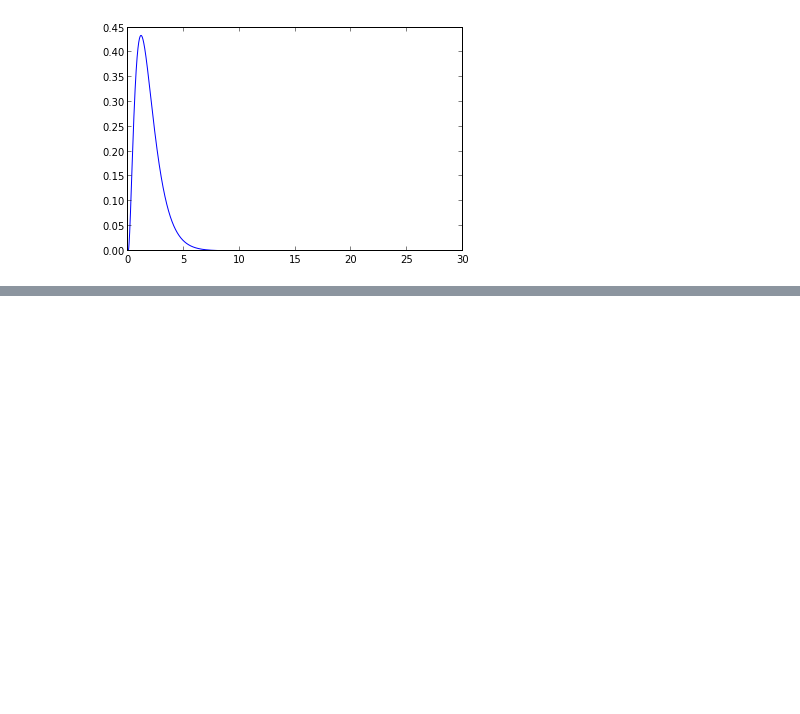
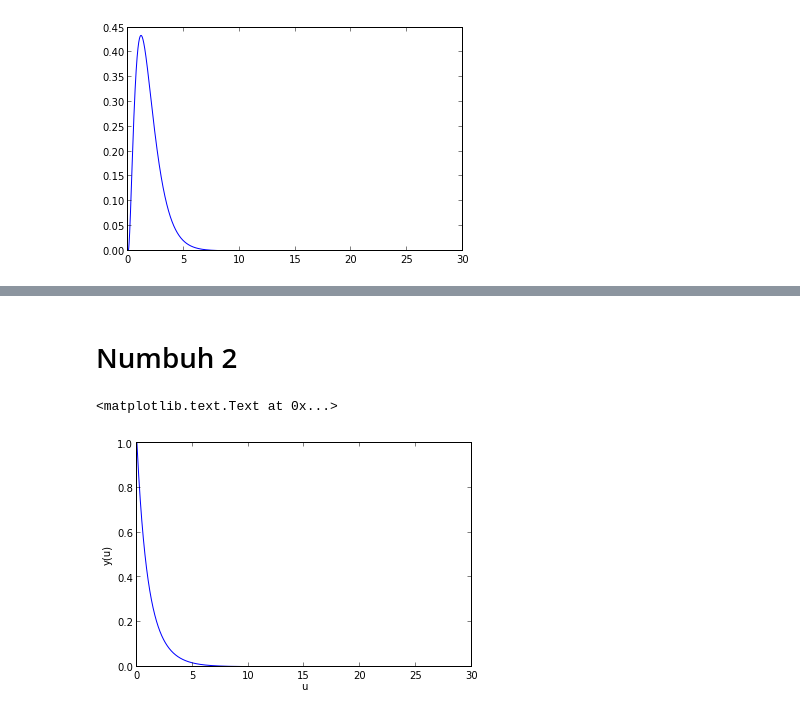
Before and after one commit to Nicolucas/GitFolder, a Jupyter notebook: Darle atomos/Atomo Helio.ipynb, the cells around one changed output, grey strips where cells are left out. Cells and saved outputs as stored; diff of their text form; code cells hidden in the pictures; blank space fills up the shorter version.

```diff
--- a/Darle atomos/Atomo Helio.ipynb
+++ b/Darle atomos/Atomo Helio.ipynb
@@ -114,0 +141,35 @@ array([  0.00000000e+00,   1.11200217e-11,   3.61333994e-11, ...,
+# %% [markdown]
+# Numbuh 2
+# %%
+epsilon=24.967564/E0
+
+x=zeros(n_points)
+y_1 = zeros(n_points)
+y_2 = zeros(n_points)
+
+
+# we use a 2nd order runge-kutta to update first y_2 and then y_1
+def func_prime_1(x, y_1, y_2,i):
+    return y_2
+
+def func_prime_2(x, y_1, y_2,i):
+    return -(2.0/x)*y_2+y_1*(-epsilon+v2_1[i])
+
+def RungeKuttaSecondOrderStep(x_old, y_1_old, y_2_old,i):
+    #get the first derivatives
+    y_prime_1 = func_prime_1(x_old,y_1_old, y_2_old,i)
+    y_prime_2 = func_prime_2(x_old,y_1_old, y_2_old,i)
+
+    #from this estimation move to the middle point
+    x_middle = x_old+ (h/2.0)
+    y_1_middle = y_1_old + (h/2.0) * y_prime_1
+    y_2_middle = y_2_old + (h/2.0) * y_prime_2
+
+    #compute the derivatives at the middle point
+    y_middle_prime_1 = func_prime_1(x_middle, y_1_middle, y_2_middle,i)
+    y_middle_prime_2 = func_prime_2(x_middle, y_1_middle, y_2_middle,i)
+
+    x_new = x_old + h
+    y_1_new = y_1_old + h * y_middle_prime_1
+    y_2_new= y_2_old + h * y_middle_prime_2
+    return x_new, y_1_new, y_2_new
@@ -114,0 +184,7 @@ array([  0.00000000e+00,   1.11200217e-11,   3.61333994e-11, ...,
+# %%
+plot(u,y_1)
+plt.xlabel('u')
+plt.ylabel('y(u)')
+# %% [output]
+<matplotlib.text.Text at 0x...>
+[figure, added]
```
Also changed, not shown: parts of 44 cells of this notebook.
